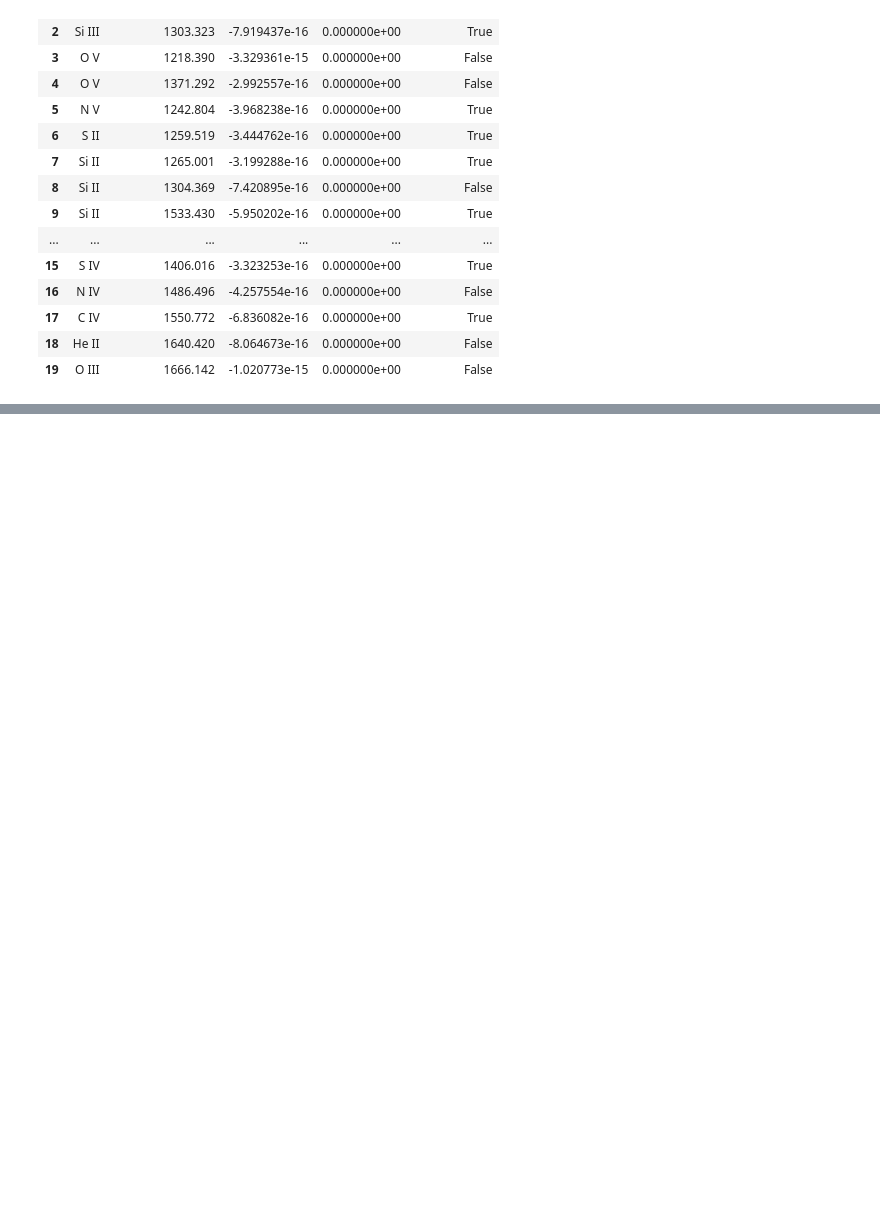
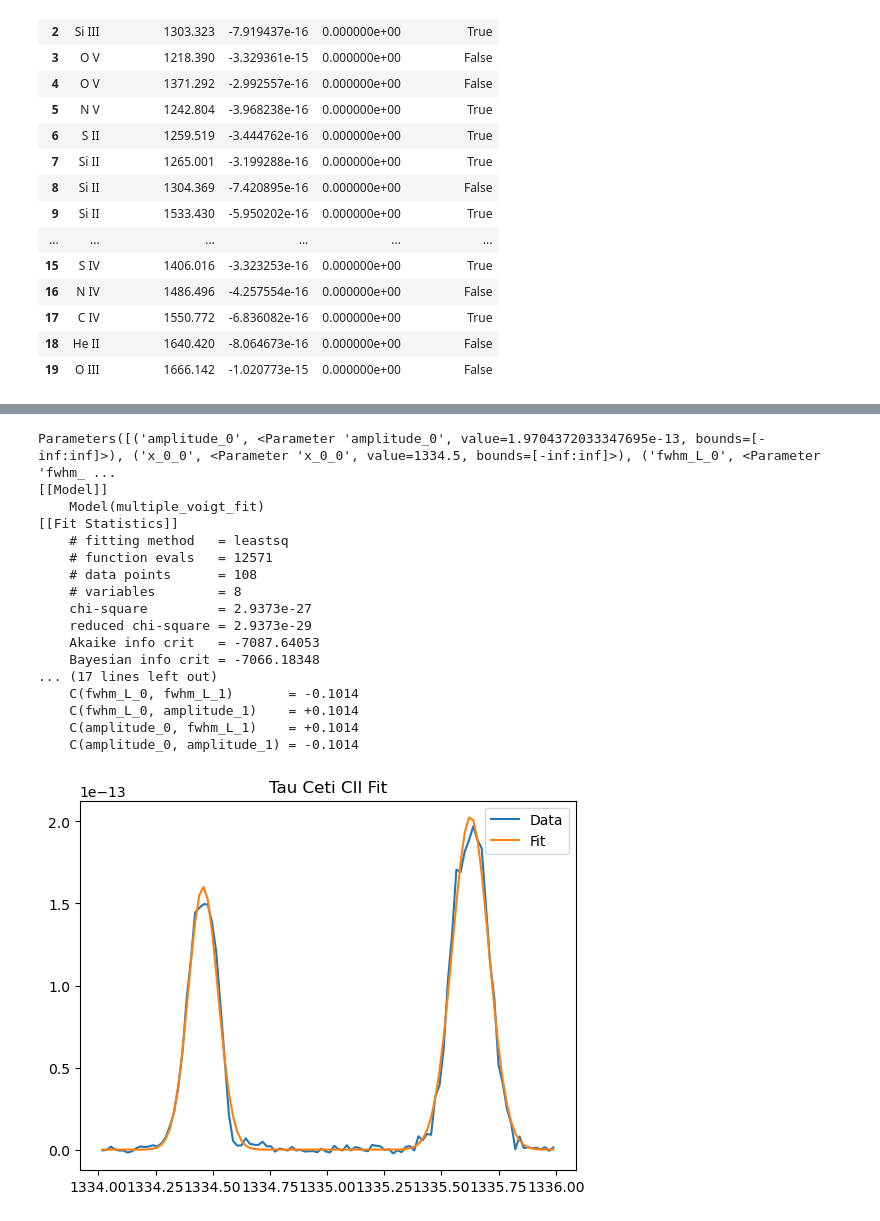
Before and after one commit to bellalongo/Star-Emission-Line-Flux, a Jupyter notebook: HD-191939/hd-191939.ipynb, the cells around one changed output, grey strips where cells are left out. Drawn from its saved outputs; the diff is of its cells as text; code cells hidden in the pictures; blank space fills up the shorter version.

```diff
--- a/HD-191939/hd-191939.ipynb
+++ b/HD-191939/hd-191939.ipynb
@@ -67,5 +76,0 @@ tauceti_df
-# %%
-data = fits.getdata('hlsp_muscles_hst_stis_hd-120411_g140l_v2_component-spec.fits')
-w, f , e = data['WAVELENGTH'], data['FLUX'], data['ERROR']
-mask = (w > 1160) # change if the spectra starts at a different wavelength
-hd1_wavelength_data, hd1_flux_data, hd1_error_data = w[mask], f[mask], e[mask]
@@ -227,0 +114,53 @@ Ratio T-H: [0.47657132]
+# %%
+voigt_model = Voigt1D()
+lmfit_model = Model(multiple_voigt_fit)
+
+# Set initial parameter values
+num_peaks = 2
+params = Parameters()
+init_amp = np.max(tc_flux_data[wavelength_mask])
+init_x0 = wavelength_1
+init_fwhm_g = 0.2
+init_fwhm_l = 0.2
+params.add(f'amplitude_{0}', value=init_amp)
+params.add(f'x_0_{0}', value=init_x0)
+params.add(f'fwhm_L_{0}', value=init_fwhm_l)
+params.add(f'fwhm_G_{0}', value=init_fwhm_g)
+params.add(f'amplitude_{1}', value=init_amp)
+params.add(f'x_0_{1}', value=wavelength_2)
+params.add(f'fwhm_L_{1}', value=init_fwhm_l)
+params.add(f'fwhm_G_{1}', value=init_fwhm_g)
+
+print(params)
+
+# Fit the model to the data
+result = lmfit_model.fit(tc_flux_data[wavelength_mask], params=params, x=tc_wavelength_data[wavelength_mask])
+
+# Print fit report
+print(result.fit_report())
+
+# Plot the results
+plt.plot(tc_wavelength_data[wavelength_mask], tc_flux_data[wavelength_mask], label='Data')
+plt.plot(tc_wavelength_data[wavelength_mask], result.best_fit, label='Fit')
+plt.title('Tau Ceti CII Fit')
+plt.legend()
+plt.show()
+# %% [output]
+Parameters([('amplitude_0', <Parameter 'amplitude_0', value=1.9704372033347695e-13, bounds=[-inf:inf]>), ('x_0_0', <Parameter 'x_0_0', value=1334.5, bounds=[-inf:inf]>), ('fwhm_L_0', <Parameter 'fwhm_ ...
+[[Model]]
+    Model(multiple_voigt_fit)
+[[Fit Statistics]]
+    # fitting method   = leastsq
+    # function evals   = 12571
+    # data points      = 108
+    # variables        = 8
+    chi-square         = 2.9373e-27
+    reduced chi-square = 2.9373e-29
+    Akaike info crit   = -7087.64053
+    Bayesian info crit = -7066.18348
+... (17 lines left out)
+    C(fwhm_L_0, fwhm_L_1)       = -0.1014
+    C(fwhm_L_0, amplitude_1)    = +0.1014
+    C(amplitude_0, fwhm_L_1)    = +0.1014
+    C(amplitude_0, amplitude_1) = -0.1014
+[figure, added]
```
Also changed, not shown: parts of 46 cells of this notebook.
